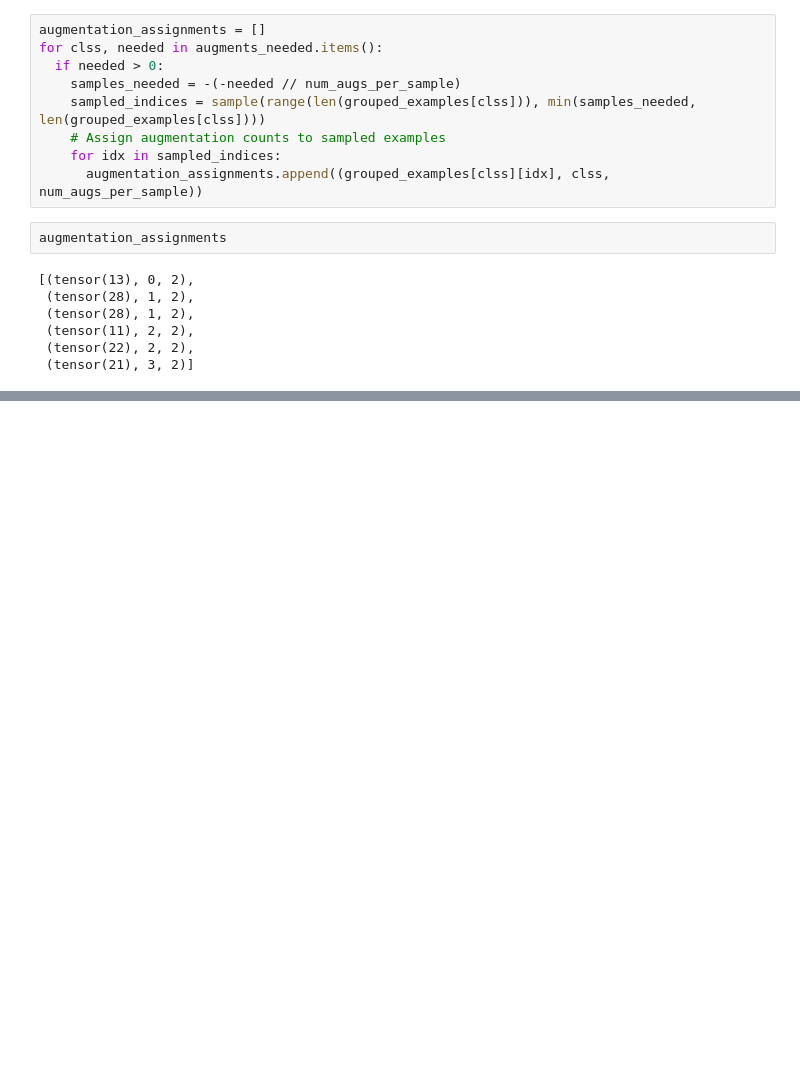
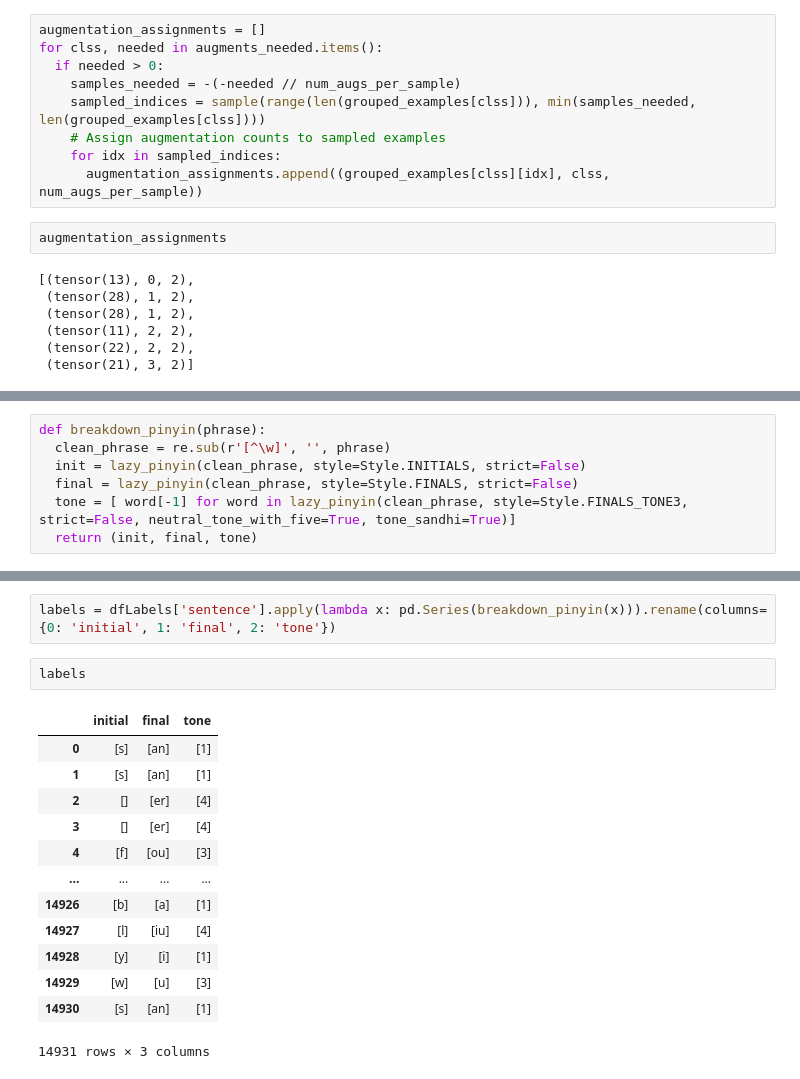
Before and after one commit to ConnorBar/audio, a Jupyter notebook: tone-recognition.ipynb, the cells around one changed output, grey strips where cells are left out. Cells and saved outputs as stored; diff of their text form; blank space fills up the shorter version.

```diff
--- a/tone-recognition.ipynb
+++ b/tone-recognition.ipynb
@@ -678,0 +702,7 @@ augmentation_assignments
+# %%
+def breakdown_pinyin(phrase):
+  clean_phrase = re.sub(r'[^\w]', '', phrase)
+  init = lazy_pinyin(clean_phrase, style=Style.INITIALS, strict=False)
+  final = lazy_pinyin(clean_phrase, style=Style.FINALS, strict=False)
+  tone = [ word[-1] for word in lazy_pinyin(clean_phrase, style=Style.FINALS_TONE3, strict=False, neutral_tone_with_five=True, tone_sandhi=True)]
+  return (init, final, tone)
@@ -678,0 +732,18 @@ augmentation_assignments
+# %%
+labels = dfLabels['sentence'].apply(lambda x: pd.Series(breakdown_pinyin(x))).rename(columns={0: 'initial', 1: 'final', 2: 'tone'})
+# %%
+labels
+# %% [output]
+|  | initial | final | tone |
+| 0 | [s] | [an] | [1] |
+| 1 | [s] | [an] | [1] |
+| 2 | [] | [er] | [4] |
+| 3 | [] | [er] | [4] |
+| 4 | [f] | [ou] | [3] |
+| ... | ... | ... | ... |
+| 14926 | [b] | [a] | [1] |
+| 14927 | [l] | [iu] | [4] |
+| 14928 | [y] | [i] | [1] |
+| 14929 | [w] | [u] | [3] |
+| 14930 | [s] | [an] | [1] |
+14931 rows × 3 columns
```
Also changed, not shown: parts of 37 cells of this notebook, 8 other files.
